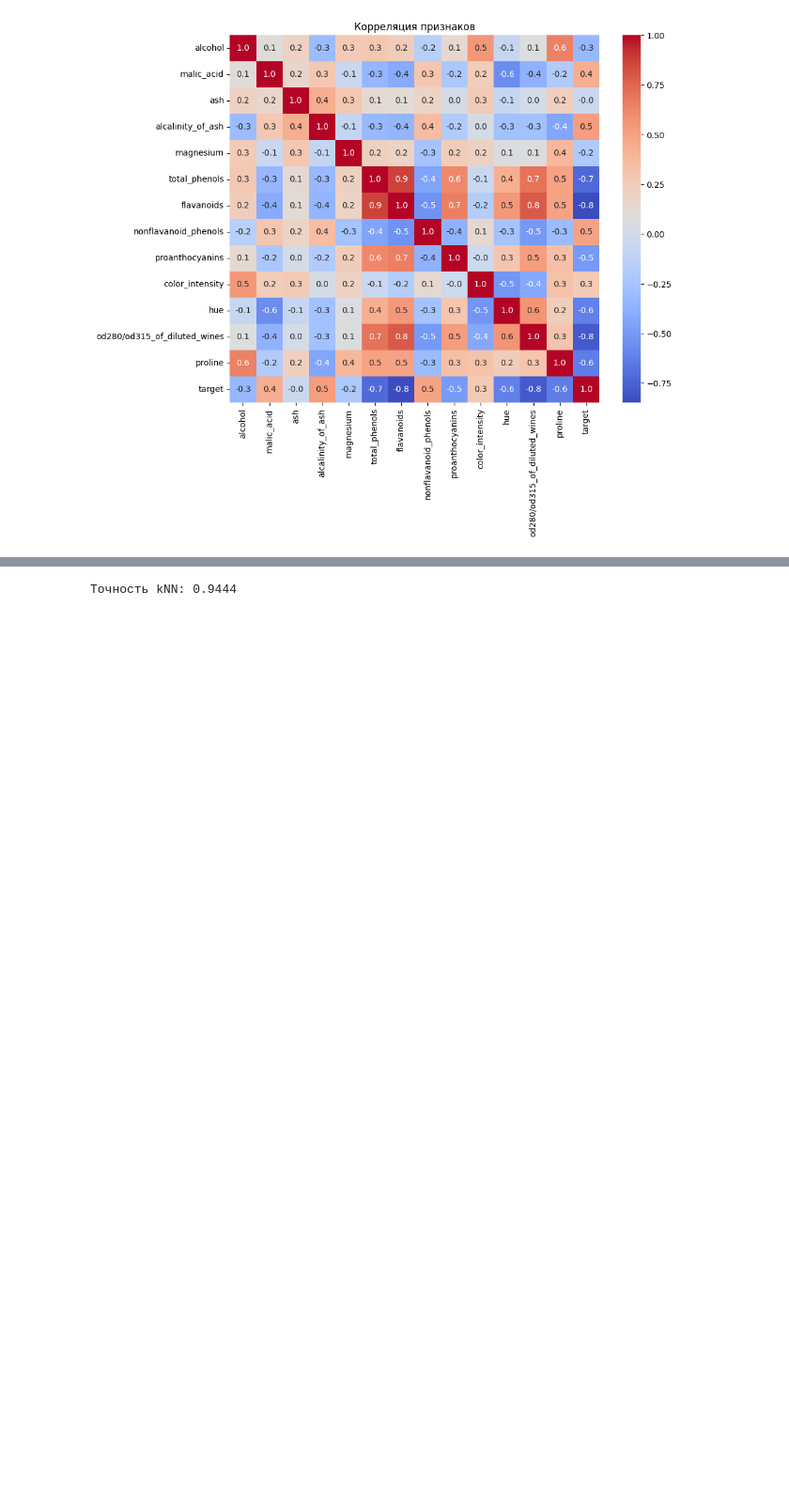
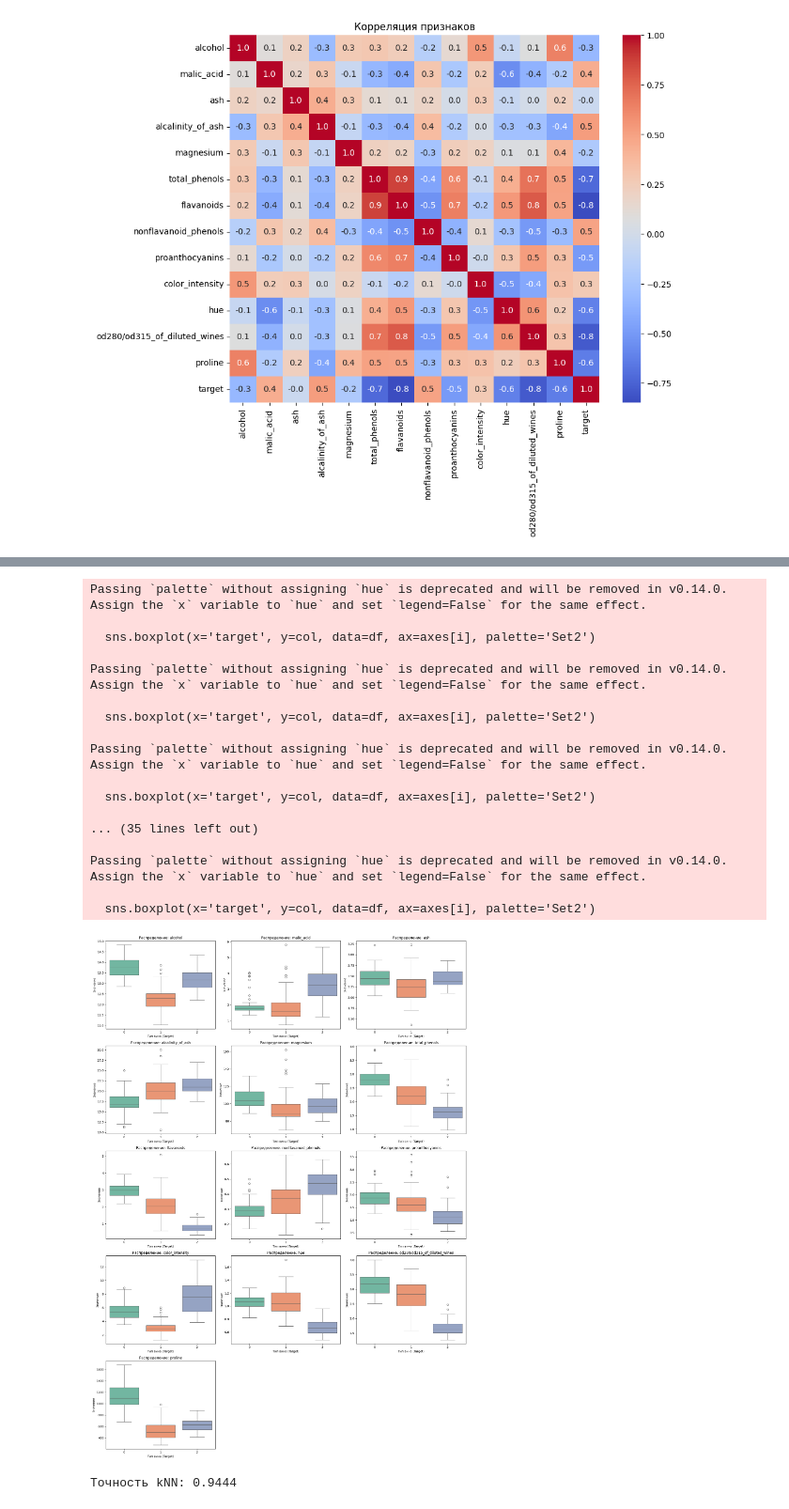
Before and after one commit to Baikadamov/Linear-Regression-kNN, a Jupyter notebook: Classification.ipynb, the cells around one changed output, grey strips where cells are left out. Shown at 94% size. Saved outputs shown, nothing was run; the diff lists cells and outputs as text; code cells hidden in the pictures; blank space fills up the shorter version.

```diff
--- a/Classification.ipynb
+++ b/Classification.ipynb
@@ -77,3 +100,41 @@ plt.show()
+# %%
+features = df.columns.drop('target')
+
+n_cols = 3
+n_rows = (len(features) + n_cols - 1) // n_cols
+fig, axes = plt.subplots(n_rows, n_cols, figsize=(18, 5 * n_rows))
+axes = axes.flatten()
+
+for i, col in enumerate(features):
+    sns.boxplot(x='target', y=col, data=df, ax=axes[i], palette='Set2')
+    axes[i].set_title(f'Распределение: {col}')
+    axes[i].set_xlabel('Тип вина (Target)')
+    axes[i].set_ylabel('Значение')
+
+for j in range(i + 1, len(axes)):
+    fig.delaxes(axes[j])
+
+plt.tight_layout()
+plt.show()
+# %% [output]
+Passing `palette` without assigning `hue` is deprecated and will be removed in v0.14.0. Assign the `x` variable to `hue` and set `legend=False` for the same effect.
+
+  sns.boxplot(x='target', y=col, data=df, ax=axes[i], palette='Set2')
+
+Passing `palette` without assigning `hue` is deprecated and will be removed in v0.14.0. Assign the `x` variable to `hue` and set `legend=False` for the same effect.
+
+  sns.boxplot(x='target', y=col, data=df, ax=axes[i], palette='Set2')
+
+Passing `palette` without assigning `hue` is deprecated and will be removed in v0.14.0. Assign the `x` variable to `hue` and set `legend=False` for the same effect.
+
+  sns.boxplot(x='target', y=col, data=df, ax=axes[i], palette='Set2')
+
+... (35 lines left out)
+
+Passing `palette` without assigning `hue` is deprecated and will be removed in v0.14.0. Assign the `x` variable to `hue` and set `legend=False` for the same effect.
+
+  sns.boxplot(x='target', y=col, data=df, ax=axes[i], palette='Set2')
+[figure, added]
 # %%
 from sklearn.model_selection import train_test_split
 from sklearn.preprocessing import StandardScaler
```
Also changed, not shown: parts of 2 cells of this notebook, 5 other files.
